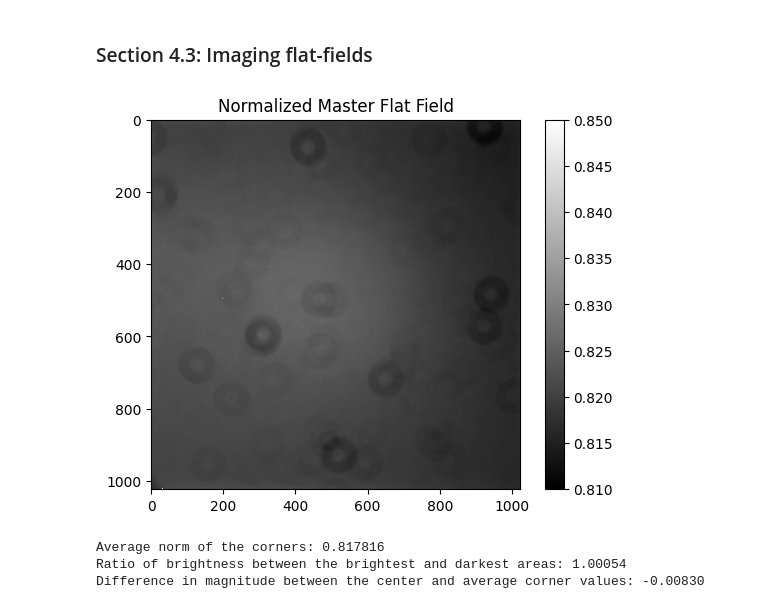
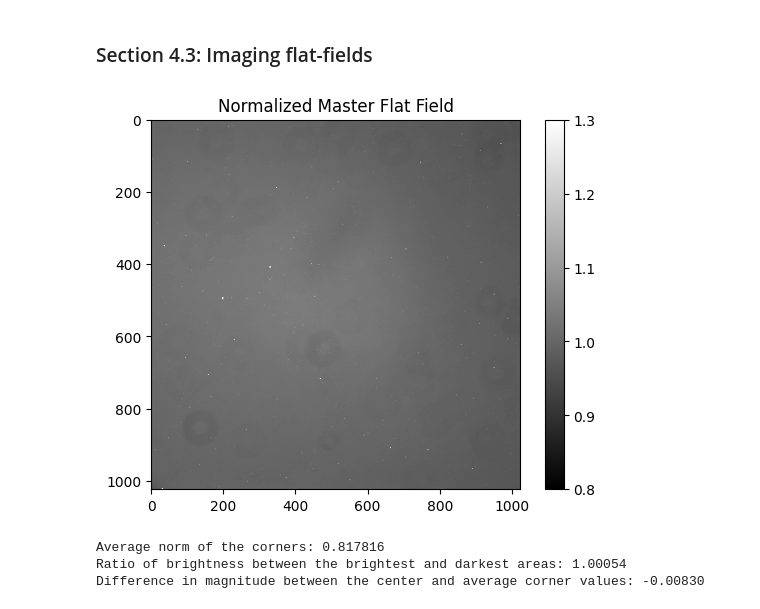
Before and after one commit to emsonmez/AST_443, a Jupyter notebook: Lab_1/Misha_Work/section_4.3.ipynb, the cells around one changed output. Cells and saved outputs as stored; diff of their text form; code cells hidden in the pictures.

```diff
--- a/Lab_1/Misha_Work/section_4.3.ipynb
+++ b/Lab_1/Misha_Work/section_4.3.ipynb
@@ -40,52 +40,44 @@ def create_median_flat(file_template, start_index, end_index):
     return master_flat_frame, stacked_frames
 
 # Template for the file names (with placeholder)
-file_template = r"..\FITS_Files\3.3.4_3_flat_fields_10_sec_RED.{:08d}.FLAT.FIT"
+file_template = r"..\FITS_Files\3.3.4_3_flat_fields_10_sec_BLUE.{:08d}.FLAT.FIT"
 # Define the starting and ending indices
-start_index = 5
-end_index = 14
+start_index = 0
+end_index = 9
 # Create the master flat frame and get the individual frames
 master_flat_frame, flat_fields = create_median_flat(file_template, start_index, end_index)
 # %%
 def normalize_flat_field(median_flat_field):
     """
-    Normalize the median flat field by dividing by the mode of its pixel values,
-    and then scale the normalized flat field to be between 0.8 and 1.10.
+    Normalize the median flat field by dividing by the mode of its pixel values and the scale it appropriately.
 
     :param median_flat_field: The median flat field to be normalized.
     :type median_flat_field: np.ndarray
     :return: Scaled and normalized flat field.
     :rtype: np.ndarray
     """
     # Flatten the median flat field to 1D for mode calculation
     flat_median = median_flat_field.flatten()
     # Calculate the mode of the flattened median values
     mode_value = stats.mode(flat_median, keepdims=True)[0][0]
     # Normalize the median flat field by dividing by the mode
     norm_flat = median_flat_field / mode_value
-    # Scale to the range [0.8, 1.10]
-    min_val = norm_flat.min()
-    max_val = norm_flat.max()
-    # Rescale to [0, 1] first
-    norm_flat_rescaled = (norm_flat - min_val) / (max_val - min_val)
-    # Then scale to [0.8, 1.10]
-    scaled_norm_flat = 0.8 + 0.3 * norm_flat_rescaled
-    # Plot the normalized and scaled flat field
-    plt.imshow(scaled_norm_flat, cmap='gray', vmin=0.81, vmax=0.85)
+    # Plot the normalized flat field
+    plt.imshow(norm_flat, cmap='gray', vmin=0.8, vmax=1.3)
     plt.colorbar()
     plt.title("Normalized Master Flat Field")
     plt.show()
 
     # Save the scaled normalized flat field as a FITS file
-    hdu = fits.PrimaryHDU(scaled_norm_flat)
+    hdu = fits.PrimaryHDU(norm_flat)
     file_path = r"C:\Users\misha\OneDrive\Desktop\AST_443_Resources\scaled_norm_flats.fits" # change this file to your specifications
     hdu.writeto(file_path, overwrite=True)
 
-    return scaled_norm_flat
+    return norm_flat
 
-scaled_norm_flat = normalize_flat_field(master_flat_frame)
+norm_flat = normalize_flat_field(master_flat_frame)
 # %% [output]
-[figure, old version]
+[figure, new version]
 # %%
 # for each norm value, I assumed a circular region with radius of 50 pixels in ds9
 center_norm = 0.824091
```
Also changed, not shown: 3 other files.
